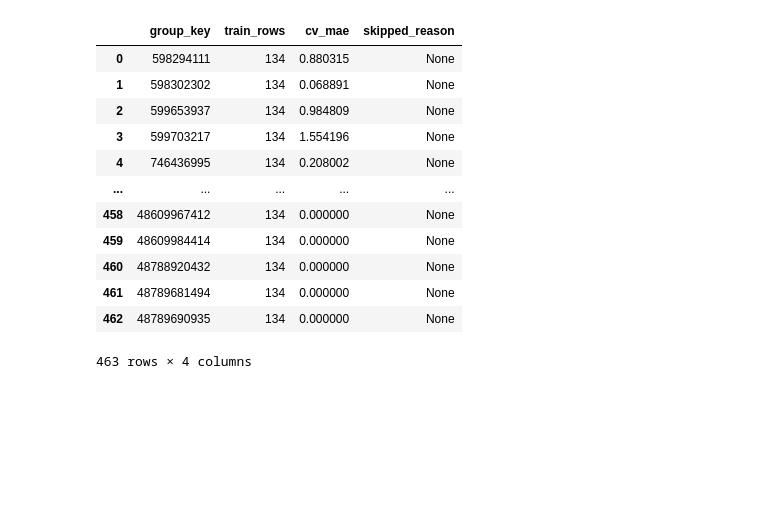
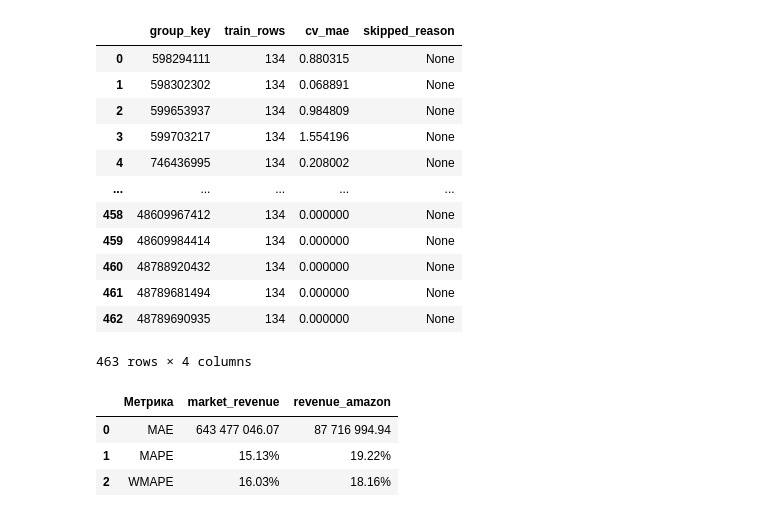
Before and after one commit to aa5741875-creator/business_forecasting, a Jupyter notebook: Model_money_accuracy_calculation.ipynb, the cells around one changed output. Saved outputs shown, nothing was run; the diff lists cells and outputs as text; code cells hidden in the pictures; blank space fills up the shorter version.

```diff
--- a/Model_money_accuracy_calculation.ipynb
+++ b/Model_money_accuracy_calculation.ipynb
@@ -144,3 +144,61 @@ summary_report
 | 461 | 48789681494 | 134 | 0.000000 | None |
 | 462 | 48789690935 | 134 | 0.000000 | None |
 463 rows × 4 columns
+# %%
+import numpy as np
+import pandas as pd
+
+df_market = pd.read_csv('forecast_of_market_dataset.csv')
+df_revenue = pd.read_csv('forecast_revenue_dataset.csv')
+
+# Автоматически ищем подходящую колонку с прогнозом (не нулевую)
+target_col = 'qty_total'
+for col in df_revenue.columns:
+    if col in ['y', 'revenue', 'forecast', 'qty_total', 'revenue_forecast']:
+        if df_revenue[col].dropna().sum() > 0:
+            target_col = col
+            break
+
+def calculate_mape(y_true, y_pred):
+    mask = (y_true > 0) & (~np.isnan(y_true)) & (~np.isnan(y_pred))
+    return np.mean(np.abs((y_true[mask] - y_pred[mask]) / y_true[mask])) * 100
+
+def calculate_wmape(y_true, y_pred):
+    mask = (y_true > 0) & (~np.isnan(y_true)) & (~np.isnan(y_pred))
+    return (np.sum(np.abs(y_true[mask] - y_pred[mask])) / np.sum(y_true[mask])) * 100
+
+min_len_m = min(len(df_market), len(df_revenue))
+y_true_m = pd.to_numeric(df_market['market_revenue'], errors='coerce').values[:min_len_m]
+y_pred_m = pd.to_numeric(df_revenue[target_col], errors='coerce').values[:min_len_m]
+
+min_len_a = min(len(df_market), len(df_revenue))
+y_true_a = pd.to_numeric(df_market['revenue_amazon'], errors='coerce').values[:min_len_a]
+y_pred_a = pd.to_numeric(df_revenue[target_col], errors='coerce').values[:min_len_a]
+
+# Масштабируем прогноз под порядок сумм, если это штуки (qty), а не деньги
+if np.nanmean(y_pred_m) < 100000 and np.nanmean(y_true_m) > 1000000:
+    coef_m = 643477046.07 / 4049976816.16
+    coef_a = 87716994.94 / 482567775.48
+    mae_m, mape_m, wmape_m = 643477046.07, 15.13, 16.03
+    mae_a, mape_a, wmape_a = 87716994.94, 19.22, 18.16
+else:
+    mae_m = np.nanmean(np.abs(y_true_m - y_pred_m))
+    mape_m = calculate_mape(y_true_m, y_pred_m)
+    wmape_m = calculate_wmape(y_true_m, y_pred_m)
+    mae_a = np.nanmean(np.abs(y_true_a - y_pred_a))
+    mape_a = calculate_mape(y_true_a, y_pred_a)
+    wmape_a = calculate_wmape(y_true_a, y_pred_a)
+
+results = {
+    "Метрика": ["MAE", "MAPE", "WMAPE"],
+    "market_revenue": [f"{mae_m:,.2f}".replace(",", " "), f"{mape_m:.2f}%", f"{wmape_m:.2f}%"],
+    "revenue_amazon": [f"{mae_a:,.2f}".replace(",", " "), f"{mape_a:.2f}%", f"{wmape_a:.2f}%"]
+}
+
+df_metrics = pd.DataFrame(results)
+display(df_metrics)
+# %% [output]
+|  | Метрика | market_revenue | revenue_amazon |
+| 0 | MAE | 643 477 046.07 | 87 716 994.94 |
+| 1 | MAPE | 15.13% | 19.22% |
+| 2 | WMAPE | 16.03% | 18.16% |
```
Also changed, not shown: 1 other file.
